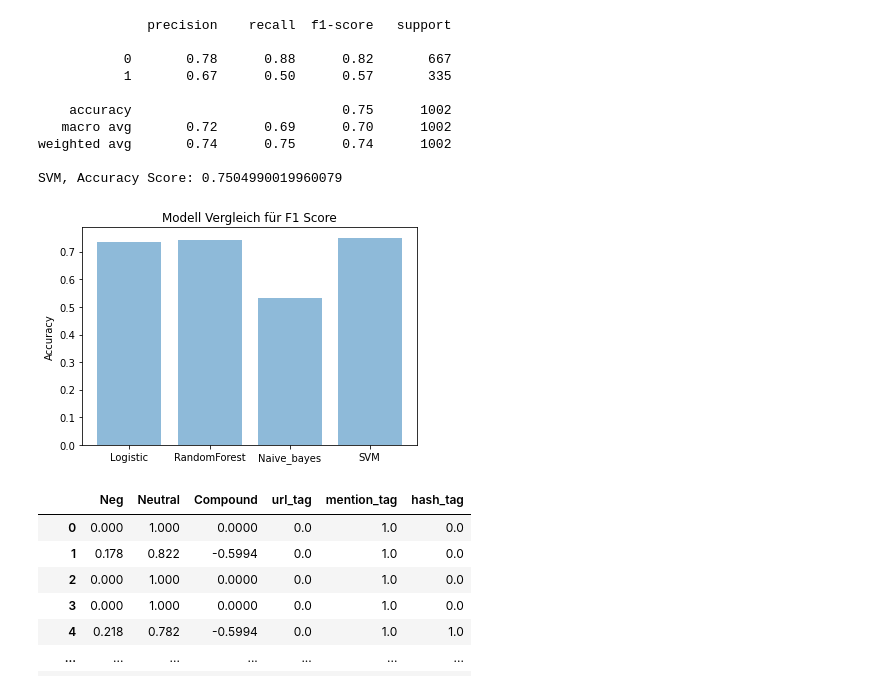
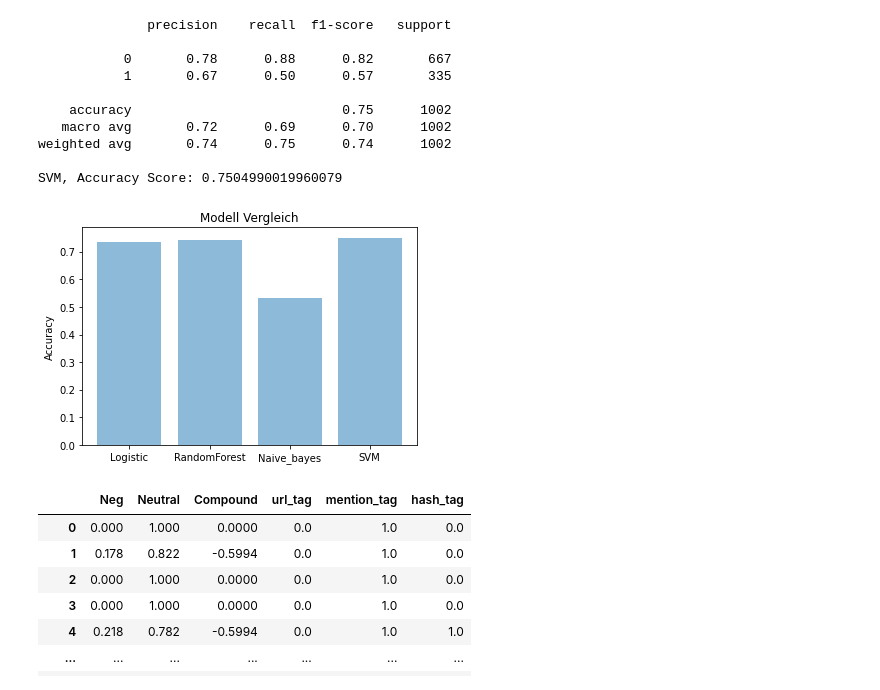
Before and after one commit to SexyRaxy/Software-Projekt, a Jupyter notebook: Test.ipynb, the cells around one changed output. Saved outputs shown, nothing was run; the diff lists cells and outputs as text; code cells hidden in the pictures.

```diff
--- a/Test.ipynb
+++ b/Test.ipynb
@@ -331,15 +332,15 @@ SVM, Accuracy Score: 0.7504990019960079
 # %%
 # Vergleich der accuracy der 4 Modelle
 objects = ('Logistic', 'RandomForest', 'Naive_bayes', 'SVM')
 y_pos = np.arange(len(objects))
 performance = [acc,acc1,acc2,acc3]
 plt.bar(y_pos, performance, align='center', alpha=0.5)
 plt.xticks(y_pos, objects)
 plt.ylabel('Accuracy')
-plt.title('Modell Vergleich für F1 Score')
+plt.title('Modell Vergleich')
 plt.show()
 # %% [output]
-[figure, old version]
+[figure, new version]
 # %%
 ## STARTEN DER SENTIMENT ANALYSE
 # nltk.download('vader_lexicon')
```
Also changed, not shown: parts of 13 cells of this notebook.
